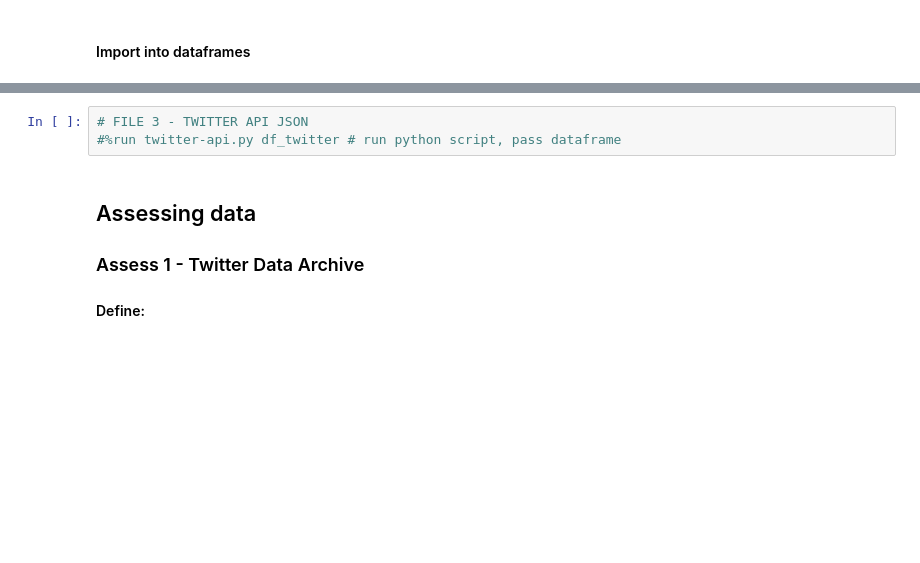
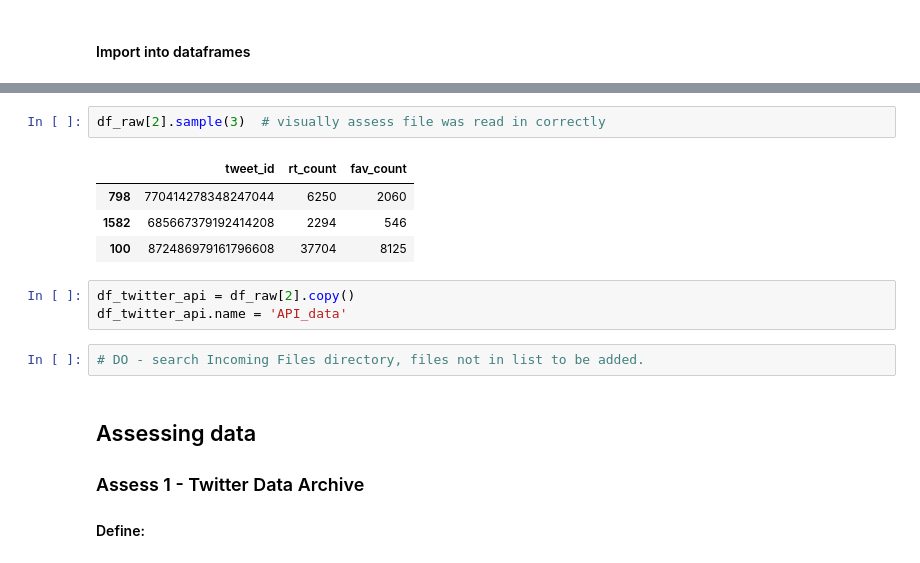
Before and after one commit to JCalaunan/PRJ_Wrangle-Twitter, a Jupyter notebook: wrangle_act.ipynb, the cells around one changed output, grey strips where cells are left out. Saved outputs shown, nothing was run; the diff lists cells and outputs as text; blank space fills up the shorter version.

Commit message:
Content Update: Complete assess stage, iteration 1. Begin cleaning stage, iteration 1, issue 4.

```diff
--- a/wrangle_act.ipynb
+++ b/wrangle_act.ipynb
@@ -264,6 +252,15 @@ KeyboardInterrupt:
-# %%
-# FILE 3 - TWITTER API JSON
-#%run twitter-api.py df_twitter # run python script, pass dataframe
+# %%
+df_raw[2].sample(3)  # visually assess file was read in correctly
+# %% [output]
+|  | tweet_id | rt_count | fav_count |
+| 798 | 770414278348247044 | 6250 | 2060 |
+| 1582 | 685667379192414208 | 2294 | 546 |
+| 100 | 872486979161796608 | 37704 | 8125 |
+# %%
+df_twitter_api = df_raw[2].copy()
+df_twitter_api.name = 'API_data'
+# %%
+# DO - search Incoming Files directory, files not in list to be added.
 # %% [markdown]
 ## Assessing data
 ### Assess 1 - Twitter Data Archive
```
Also changed, not shown: parts of 97 cells of this notebook, 5 other files.
